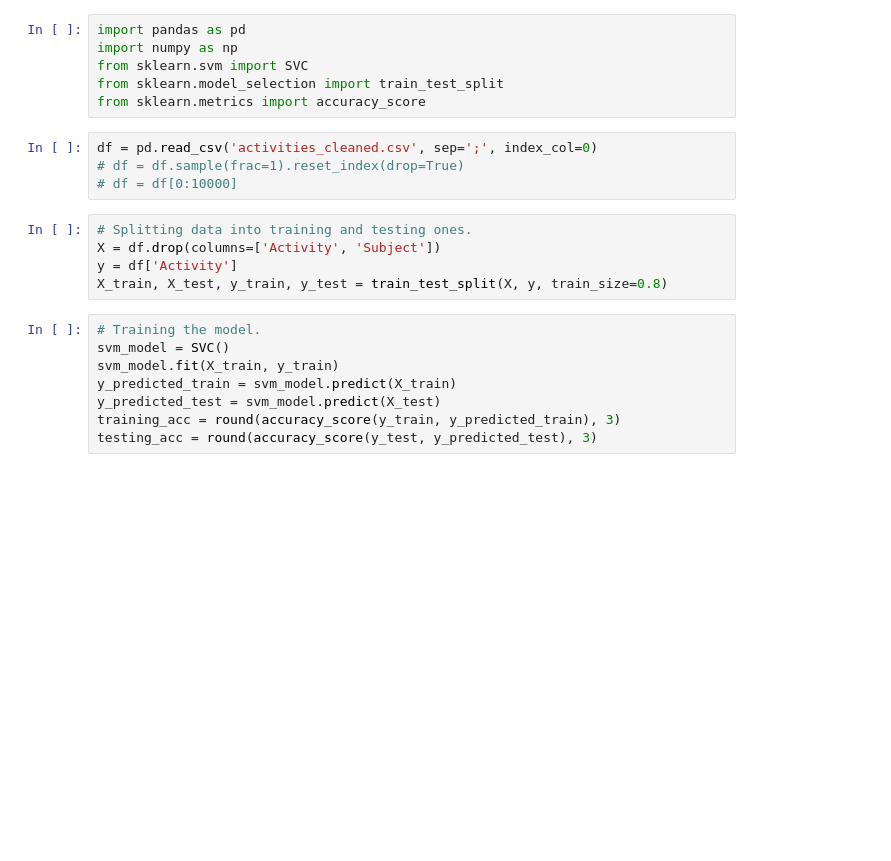
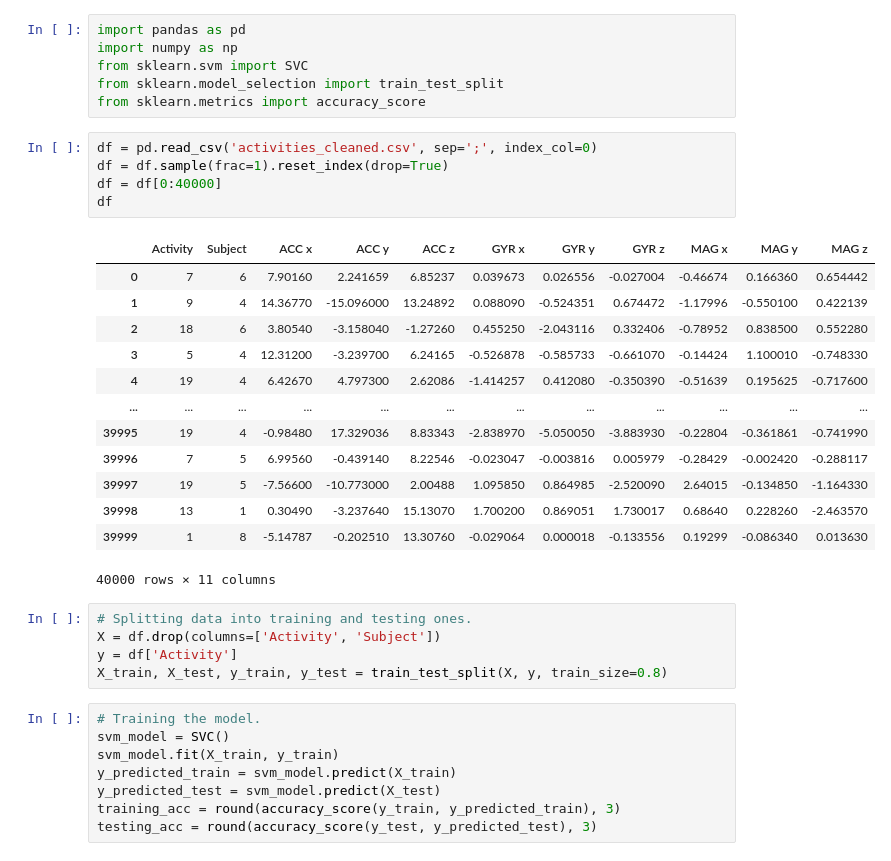
Before and after one commit to GiordanoT/predictive-analytics, a Jupyter notebook: 06 - Supervised Learning - SVM.ipynb, the cells around one changed output. Cells and saved outputs as stored; diff of their text form; blank space fills up the shorter version.

```diff
--- a/06 - Supervised Learning - SVM.ipynb
+++ b/06 - Supervised Learning - SVM.ipynb
@@ -6,8 +6,23 @@ from sklearn.model_selection import train_test_split
 from sklearn.metrics import accuracy_score
 # %%
 df = pd.read_csv('activities_cleaned.csv', sep=';', index_col=0)
-# df = df.sample(frac=1).reset_index(drop=True)
-# df = df[0:10000]
+df = df.sample(frac=1).reset_index(drop=True)
+df = df[0:40000]
+df
+# %% [output]
+|  | Activity | Subject | ACC x | ACC y | ACC z | GYR x | GYR y | GYR z | MAG x | MAG y | MAG z |
+| 0 | 7 | 6 | 7.90160 | 2.241659 | 6.85237 | 0.039673 | 0.026556 | -0.027004 | -0.46674 | 0.166360 | 0.654442 |
+| 1 | 9 | 4 | 14.36770 | -15.096000 | 13.24892 | 0.088090 | -0.524351 | 0.674472 | -1.17996 | -0.550100 | 0.422139 |
+| 2 | 18 | 6 | 3.80540 | -3.158040 | -1.27260 | 0.455250 | -2.043116 | 0.332406 | -0.78952 | 0.838500 | 0.552280 |
+| 3 | 5 | 4 | 12.31200 | -3.239700 | 6.24165 | -0.526878 | -0.585733 | -0.661070 | -0.14424 | 1.100010 | -0.748330 |
+| 4 | 19 | 4 | 6.42670 | 4.797300 | 2.62086 | -1.414257 | 0.412080 | -0.350390 | -0.51639 | 0.195625 | -0.717600 |
+| ... | ... | ... | ... | ... | ... | ... | ... | ... | ... | ... | ... |
+| 39995 | 19 | 4 | -0.98480 | 17.329036 | 8.83343 | -2.838970 | -5.050050 | -3.883930 | -0.22804 | -0.361861 | -0.741990 |
+| 39996 | 7 | 5 | 6.99560 | -0.439140 | 8.22546 | -0.023047 | -0.003816 | 0.005979 | -0.28429 | -0.002420 | -0.288117 |
+| 39997 | 19 | 5 | -7.56600 | -10.773000 | 2.00488 | 1.095850 | 0.864985 | -2.520090 | 2.64015 | -0.134850 | -1.164330 |
+| 39998 | 13 | 1 | 0.30490 | -3.237640 | 15.13070 | 1.700200 | 0.869051 | 1.730017 | 0.68640 | 0.228260 | -2.463570 |
+| 39999 | 1 | 8 | -5.14787 | -0.202510 | 13.30760 | -0.029064 | 0.000018 | -0.133556 | 0.19299 | -0.086340 | 0.013630 |
+40000 rows × 11 columns
 # %%
 # Splitting data into training and testing ones.
 X = df.drop(columns=['Activity', 'Subject'])
```
Also changed, not shown: parts of 1 cell of this notebook, 4 other files.
